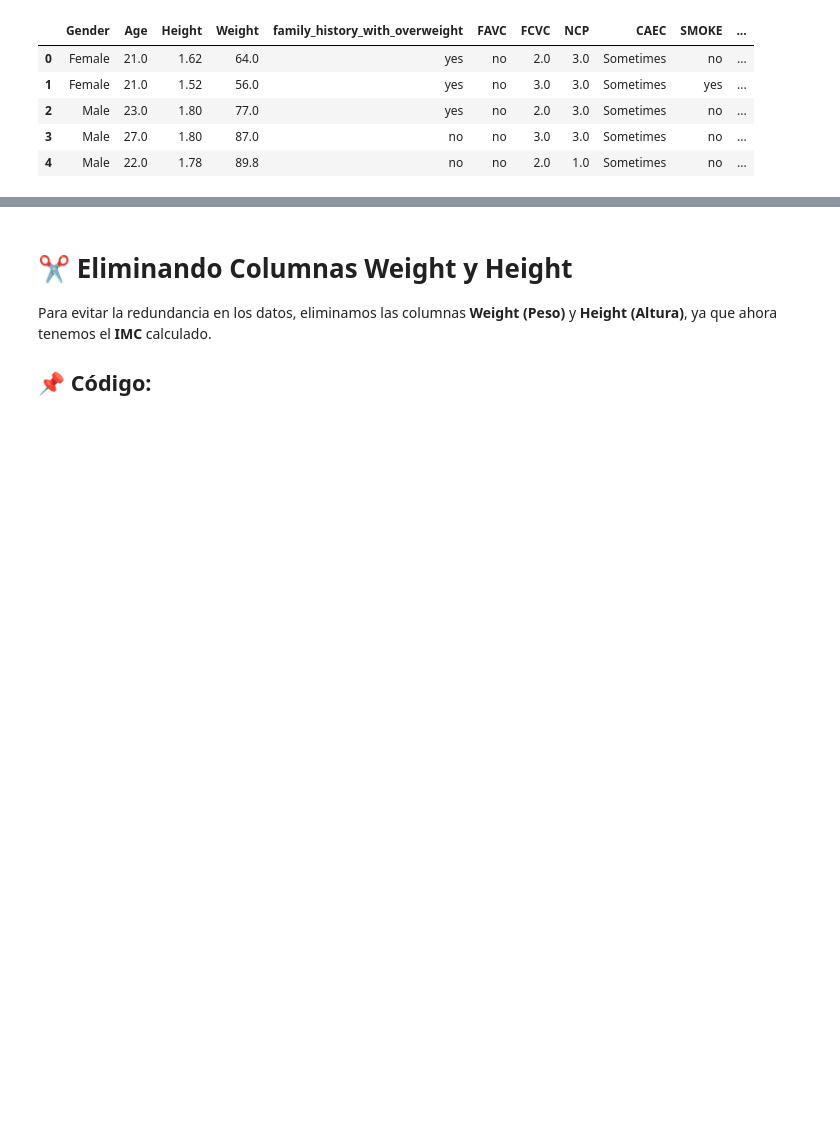
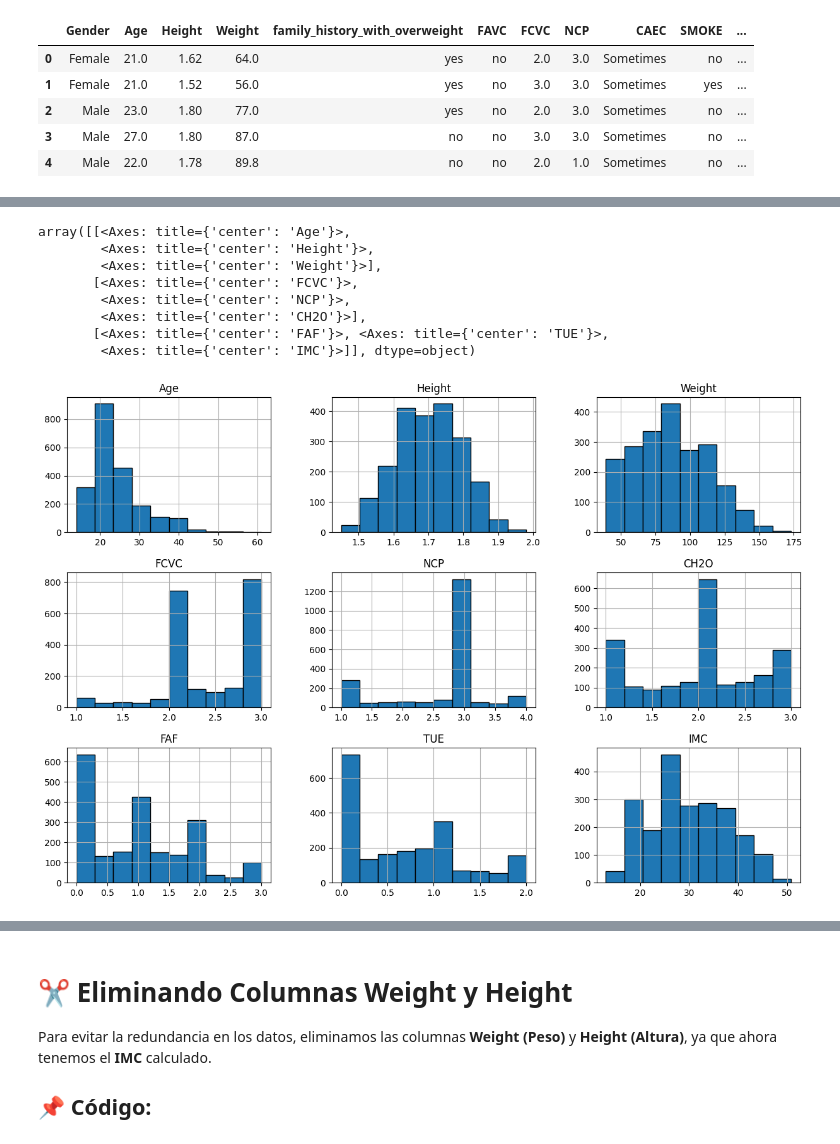
Before and after one commit to Andres-Nicolas/ModeloML_PO_CIP, a Jupyter notebook: Model.ipynb, the cells around one changed output, grey strips where cells are left out. Drawn from its saved outputs; the diff is of its cells as text; code cells hidden in the pictures; blank space fills up the shorter version.

```diff
--- a/Model.ipynb
+++ b/Model.ipynb
@@ -105,0 +131,12 @@ datos.head()
+# %%
+datos.hist(figsize=(15,10), edgecolor='black', bins=10)
+# %% [output]
+array([[<Axes: title={'center': 'Age'}>,
+        <Axes: title={'center': 'Height'}>,
+        <Axes: title={'center': 'Weight'}>],
+       [<Axes: title={'center': 'FCVC'}>,
+        <Axes: title={'center': 'NCP'}>,
+        <Axes: title={'center': 'CH2O'}>],
+       [<Axes: title={'center': 'FAF'}>, <Axes: title={'center': 'TUE'}>,
+        <Axes: title={'center': 'IMC'}>]], dtype=object)
+[figure, added]
```
Also changed, not shown: parts of 13 cells of this notebook.
